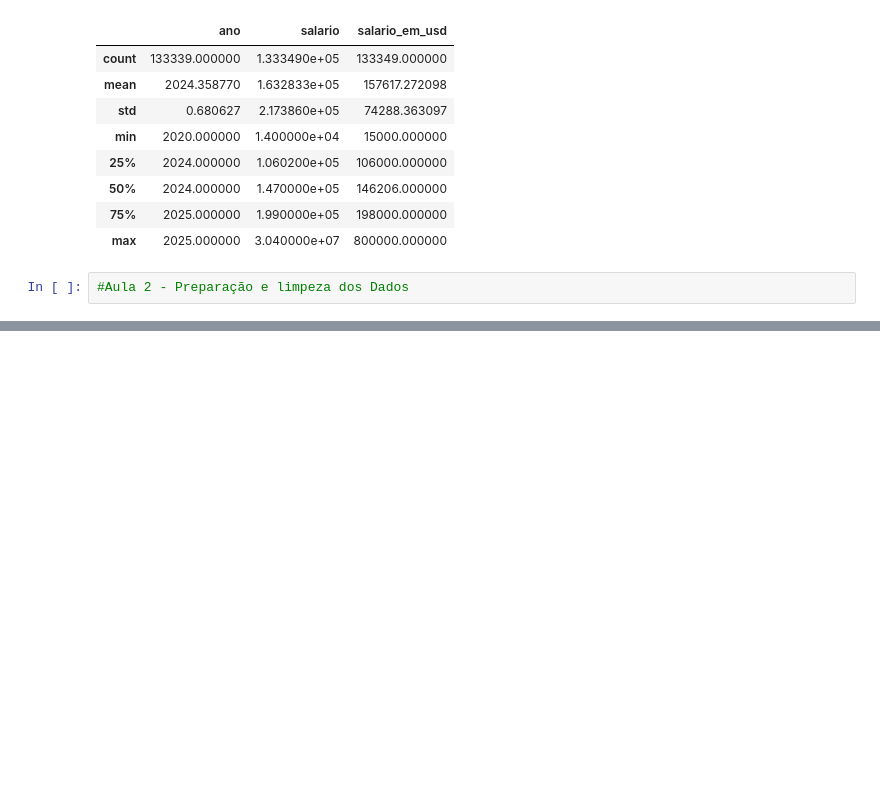
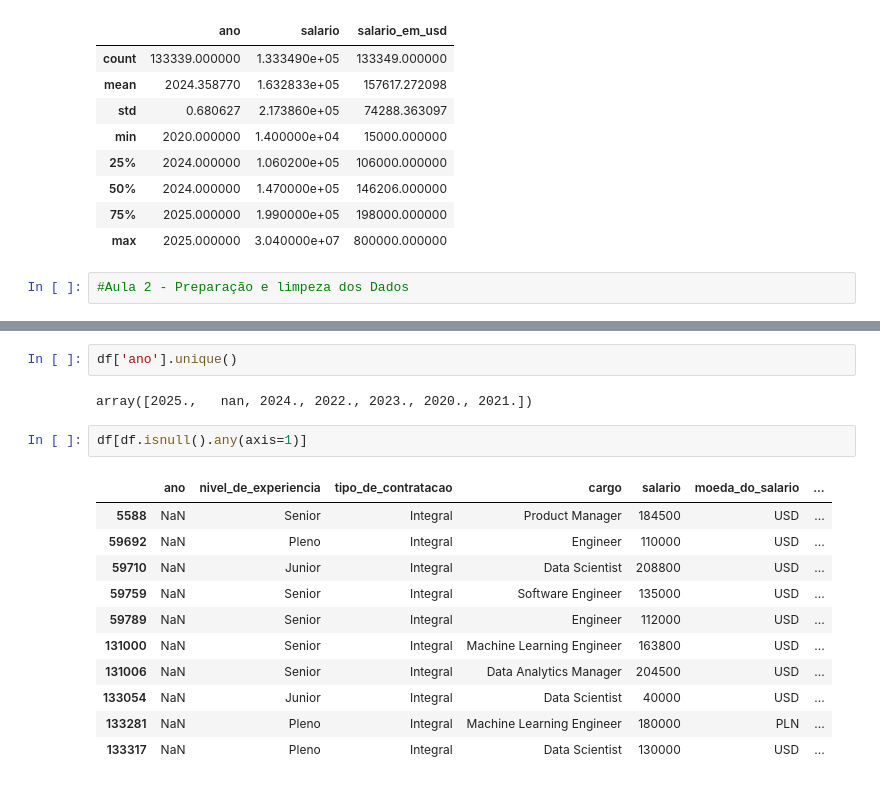
Before and after one commit to PedroCeratoo/ImersaoDataScienceAlura, a Jupyter notebook: ImersaoDS.ipynb, the cells around one changed output, grey strips where cells are left out. Cells and saved outputs as stored; diff of their text form; blank space fills up the shorter version.

```diff
--- a/ImersaoDS.ipynb
+++ b/ImersaoDS.ipynb
@@ -230,0 +260,18 @@ NameError: name 'df' is not defined
+# %%
+df['ano'].unique()
+# %% [output]
+array([2025.,   nan, 2024., 2022., 2023., 2020., 2021.])
+# %%
+df[df.isnull().any(axis=1)]
+# %% [output]
+|  | ano | nivel_de_experiencia | tipo_de_contratacao | cargo | salario | moeda_do_salario | ... |
+| 5588 | NaN | Senior | Integral | Product Manager | 184500 | USD | ... |
+| 59692 | NaN | Pleno | Integral | Engineer | 110000 | USD | ... |
+| 59710 | NaN | Junior | Integral | Data Scientist | 208800 | USD | ... |
+| 59759 | NaN | Senior | Integral | Software Engineer | 135000 | USD | ... |
+| 59789 | NaN | Senior | Integral | Engineer | 112000 | USD | ... |
+| 131000 | NaN | Senior | Integral | Machine Learning Engineer | 163800 | USD | ... |
+| 131006 | NaN | Senior | Integral | Data Analytics Manager | 204500 | USD | ... |
+| 133054 | NaN | Junior | Integral | Data Scientist | 40000 | USD | ... |
+| 133281 | NaN | Pleno | Integral | Machine Learning Engineer | 180000 | PLN | ... |
+| 133317 | NaN | Pleno | Integral | Data Scientist | 130000 | USD | ... |
```
Also changed, not shown: parts of 7 cells of this notebook.
